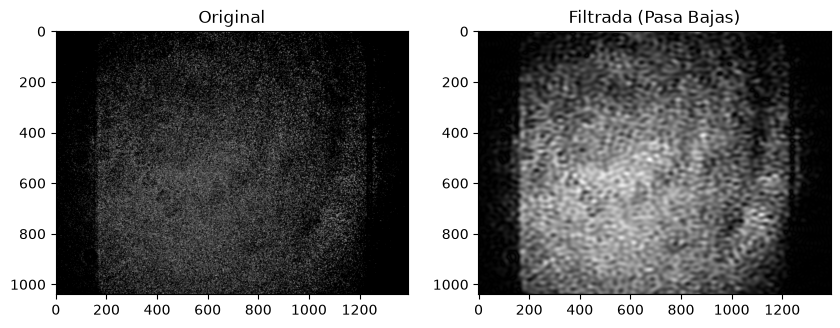
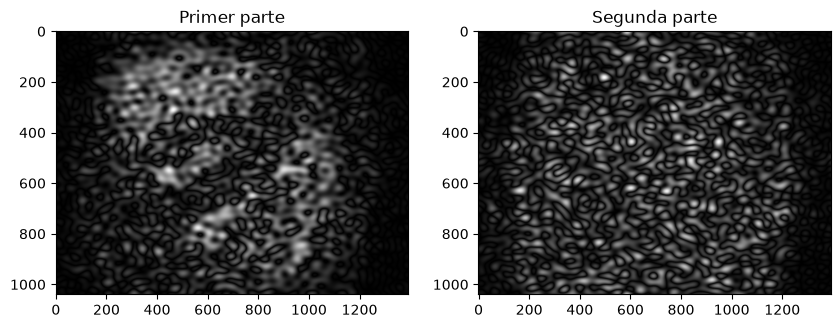
Code edit (unified diff) that turned the first committed figure into the second:
--- before
+++ after
@@ -1,19 +1,24 @@
-img_float = np.float64(ref1)
+# Convertir a float
+ref1 = np.float64(ref1)
+ref2 = np.float64(ref2)
+son1 = np.float64(son1)
+son2 = np.float64(son2)
 
 # Resta
-
-
+primer = operaciones_basicas.restar_consecutivas(ref1, son1)
+segun = operaciones_basicas.restar_consecutivas(ref2, son2)
 
 # Pasa bajas
-img_filtrada = filtros_en_frecuencia.filtro_pasa_bajas_frecuencia(img_float, radio_corte=50)
+Primero_filtrado = filtros_en_frecuencia.filtro_pasa_bajas_frecuencia(primer, radio_corte=30)
+Segundo_filtrado = filtros_en_frecuencia.filtro_pasa_bajas_frecuencia(segun, radio_corte=30)
 
 # 4. Visualizamos el antes y el después
 plt.figure(figsize=(10, 5))
 plt.subplot(1, 2, 1)
-plt.title("Original")
-plt.imshow(ref1, cmap='gray')
+plt.title("Primer parte")
+plt.imshow(Primero_filtrado, cmap='gray')
 
 plt.subplot(1, 2, 2)
-plt.title("Filtrada (Pasa Bajas)")
-plt.imshow(img_filtrada, cmap='gray')
+plt.title("Segunda parte")
+plt.imshow(Segundo_filtrado, cmap='gray')
 plt.show()

Commit: pruebas completas